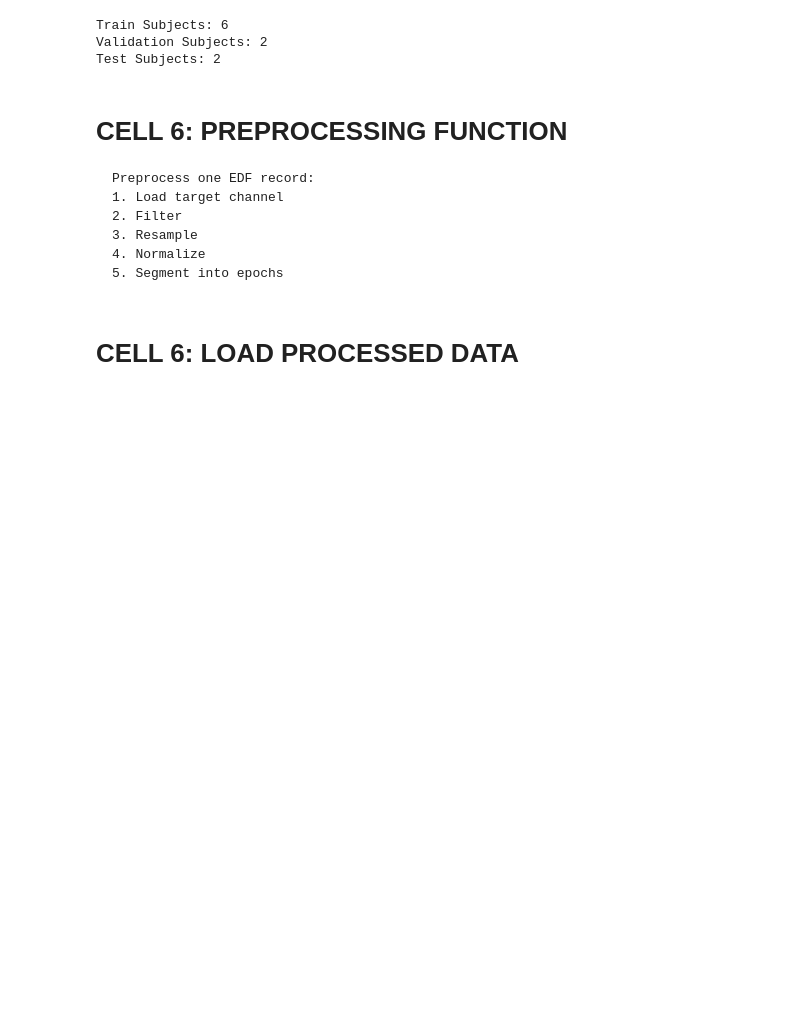
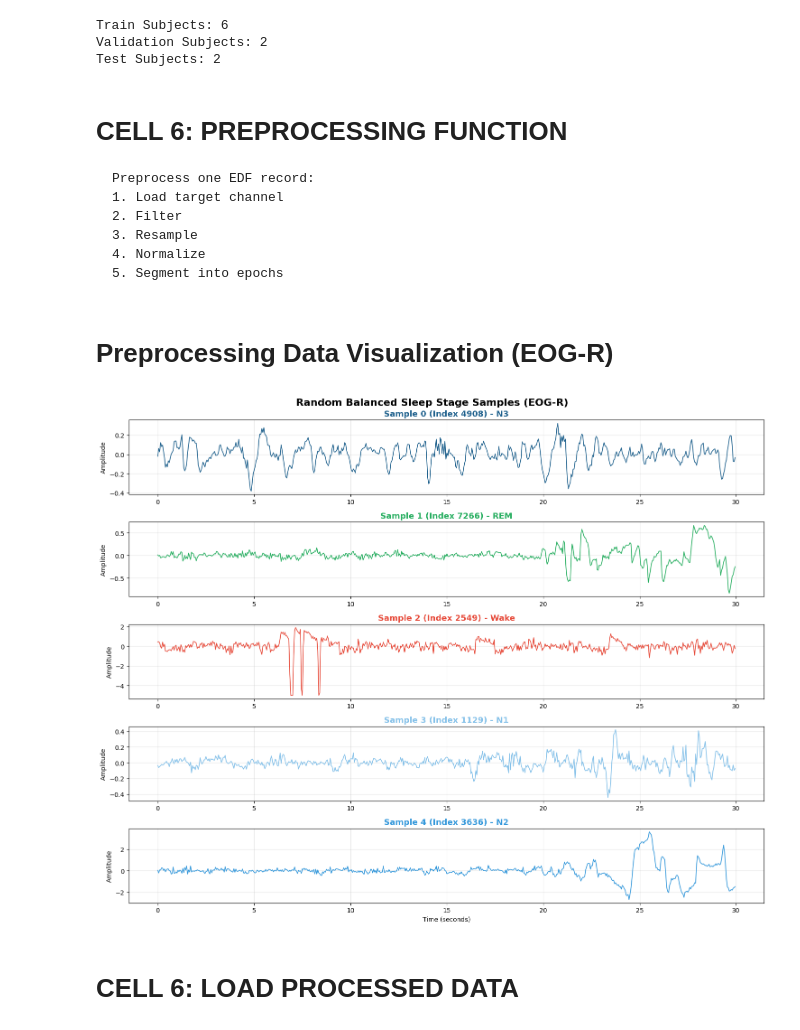
Before and after one commit to eman-sabry/signals-project-, a Jupyter notebook: finalModel.ipynb, the cells around one changed output. Saved outputs shown, nothing was run; the diff lists cells and outputs as text; code cells hidden in the pictures; blank space fills up the shorter version.

Commit message:
add Preprocessing Data Visualization

```diff
--- a/finalModel.ipynb
+++ b/finalModel.ipynb
@@ -309,6 +309,69 @@ def process_single_record(edf_path, xml_path):
     valid = y != -1
 
     return X[valid], y[valid]
+# %% [markdown]
+# Preprocessing Data Visualization (EOG-R)
+# %%
+stage_colors = {
+    0: "#E74C3C",   # Wake
+    1: "#85C1E9",   # N1
+    2: "#3498DB",   # N2
+    3: "#1F618D",   # N3
+    4: "#27AE60"    # REM
+}
+
+stage_names = ["Wake", "N1", "N2", "N3", "REM"]
+
+sampling_rate = 100
+samples_per_class = 1
+
+selected_indices = []
+
+for cls in range(5):
+    cls_indices = np.where(y_train == cls)[0]
+
+    if len(cls_indices) > 0:
+        chosen = np.random.choice(cls_indices, samples_per_class, replace=False)
+        selected_indices.extend(chosen)
+
+np.random.shuffle(selected_indices)
+
+fig, axes = plt.subplots(len(selected_indices), 1, figsize=(15, 12))
+
+if len(selected_indices) == 1:
+    axes = [axes]
+
+for i, idx in enumerate(selected_indices):
+
+    label = y_train[idx]
+    signal = X_train[idx].squeeze()
+
+    time = np.arange(len(signal)) / sampling_rate
+
+    # downsample
+    step = 5
+    signal = signal[::step]
+    time = time[::step]
+
+    axes[i].plot(time, signal, color=stage_colors[label], linewidth=1.2)
+
+    axes[i].set_title(
+        f"Sample {i} (Index {idx}) - {stage_names[label]}",
+        color=stage_colors[label],
+        fontsize=13,
+        fontweight='bold'
+    )
+
+    axes[i].set_ylabel("Amplitude")
+    axes[i].grid(alpha=0.3)
+
+axes[-1].set_xlabel("Time (seconds)")
+
+plt.suptitle("Random Balanced Sleep Stage Samples (EOG-R)", fontsize=16, fontweight='bold')
+plt.tight_layout()
+plt.show()
+# %% [output]
+[figure, added]
 # %% [markdown]
 # CELL 6: LOAD PROCESSED DATA
 # %%
```
